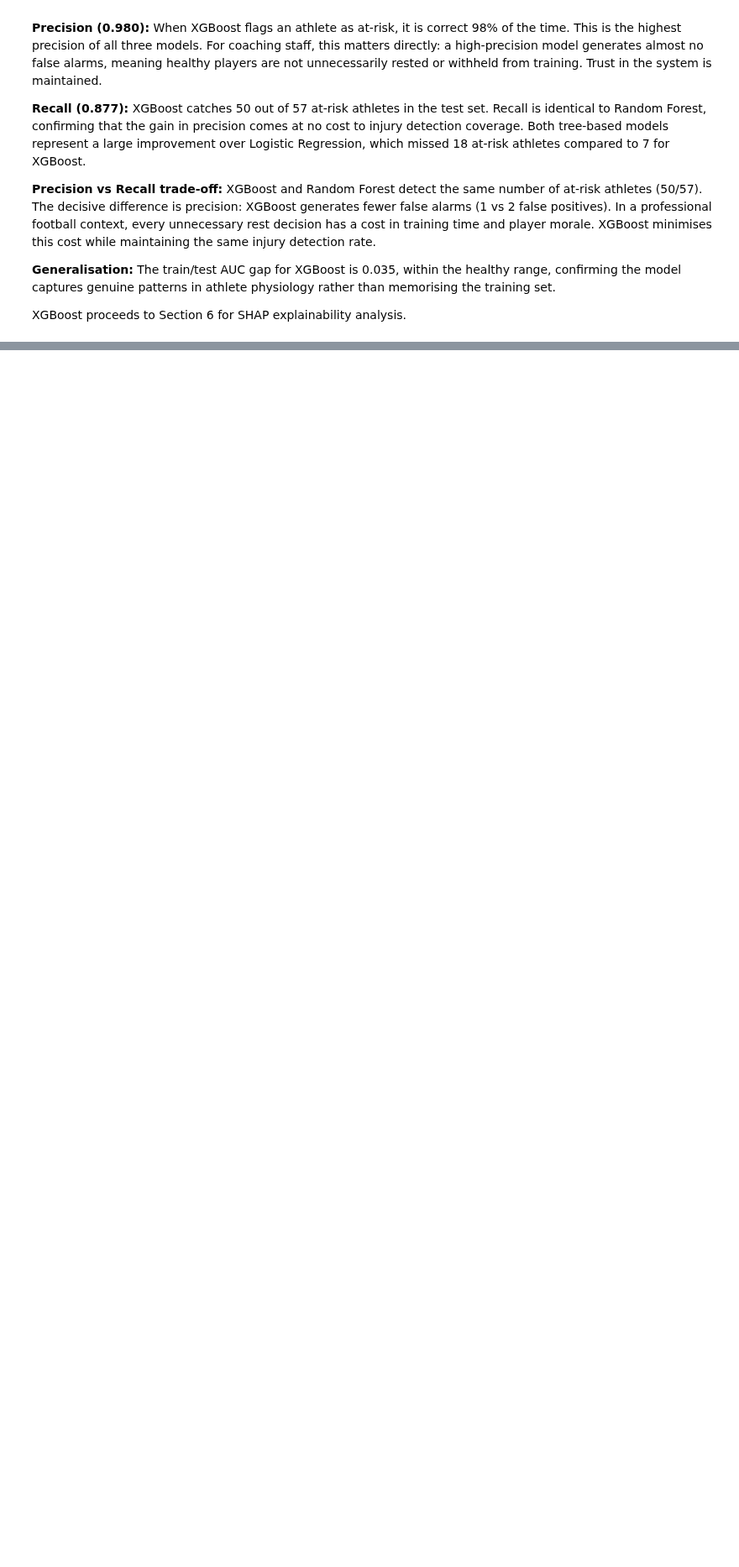
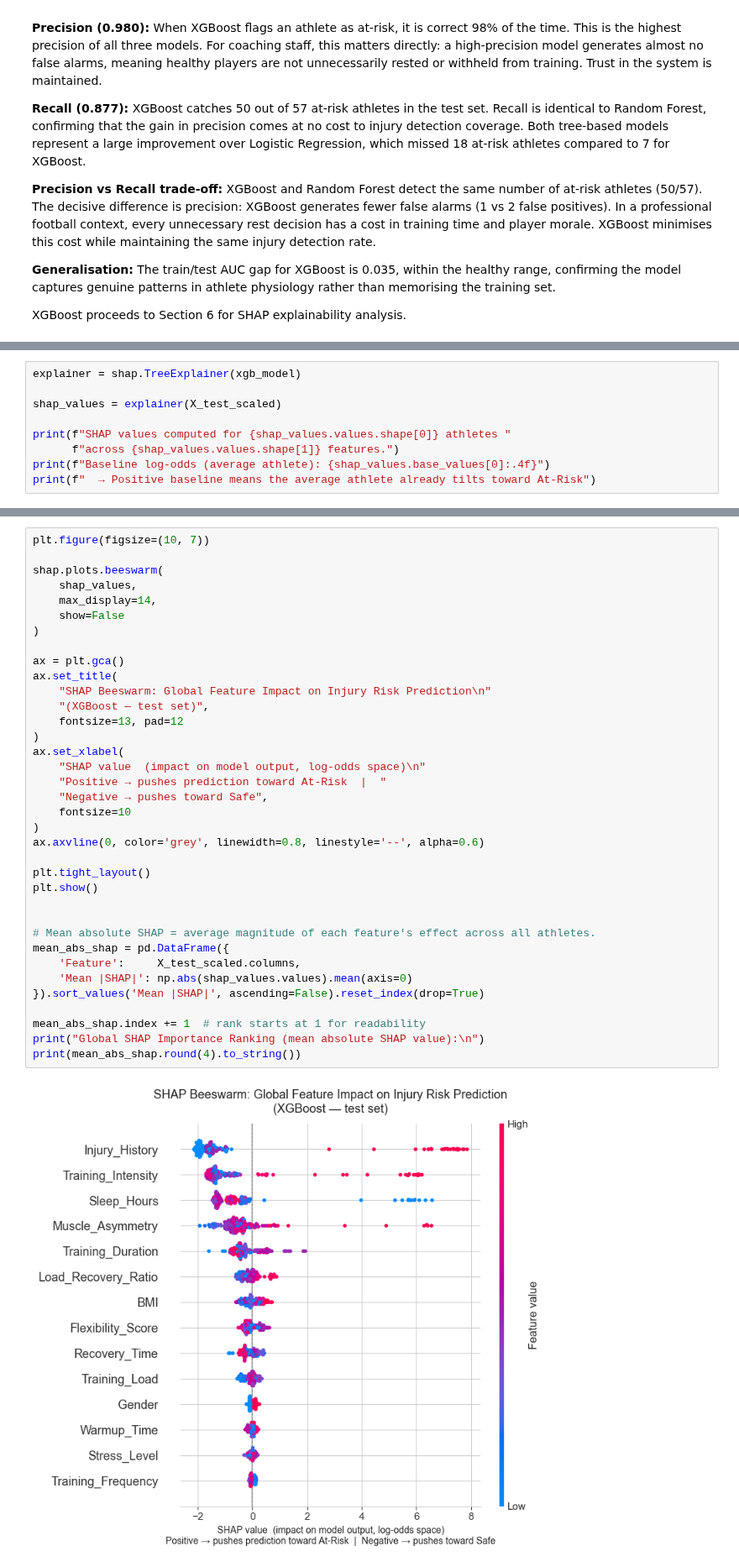
Before and after one commit to letti70033/ML-Athlete-Injury-Risk-Prediction, a Jupyter notebook: notebooks/injury_risk_model.ipynb, the cells around one changed output, grey strips where cells are left out. Shown at 84% size. Cells and saved outputs as stored; diff of their text form; blank space fills up the shorter version.

Commit message:
Added Section 6: Model Explainability (SHAP)

```diff
--- a/notebooks/injury_risk_model.ipynb
+++ b/notebooks/injury_risk_model.ipynb
@@ -1482,0 +1481,9 @@ XGBoost proceeds to Section 6 for SHAP explainability analysis.
+# %%
+explainer = shap.TreeExplainer(xgb_model)
+
+shap_values = explainer(X_test_scaled)
+
+print(f"SHAP values computed for {shap_values.values.shape[0]} athletes "
+      f"across {shap_values.values.shape[1]} features.")
+print(f"Baseline log-odds (average athlete): {shap_values.base_values[0]:.4f}")
+print(f"  → Positive baseline means the average athlete already tilts toward At-Risk")
@@ -1482,0 +1505,38 @@ XGBoost proceeds to Section 6 for SHAP explainability analysis.
+# %%
+plt.figure(figsize=(10, 7))
+
+shap.plots.beeswarm(
+    shap_values,
+    max_display=14,
+    show=False
+)
+
+ax = plt.gca()
+ax.set_title(
+    "SHAP Beeswarm: Global Feature Impact on Injury Risk Prediction\n"
+    "(XGBoost — test set)",
+    fontsize=13, pad=12
+)
+ax.set_xlabel(
+    "SHAP value  (impact on model output, log-odds space)\n"
+    "Positive → pushes prediction toward At-Risk  |  "
+    "Negative → pushes toward Safe",
+    fontsize=10
+)
+ax.axvline(0, color='grey', linewidth=0.8, linestyle='--', alpha=0.6)
+
+plt.tight_layout()
+plt.show()
+
+
+# Mean absolute SHAP = average magnitude of each feature's effect across all athletes.
+mean_abs_shap = pd.DataFrame({
+    'Feature':     X_test_scaled.columns,
+    'Mean |SHAP|': np.abs(shap_values.values).mean(axis=0)
+}).sort_values('Mean |SHAP|', ascending=False).reset_index(drop=True)
+
+mean_abs_shap.index += 1  # rank starts at 1 for readability
+print("Global SHAP Importance Ranking (mean absolute SHAP value):\n")
+print(mean_abs_shap.round(4).to_string())
+# %% [output]
+[figure, added]
```
Also changed, not shown: parts of 16 cells of this notebook, 2 other files.
